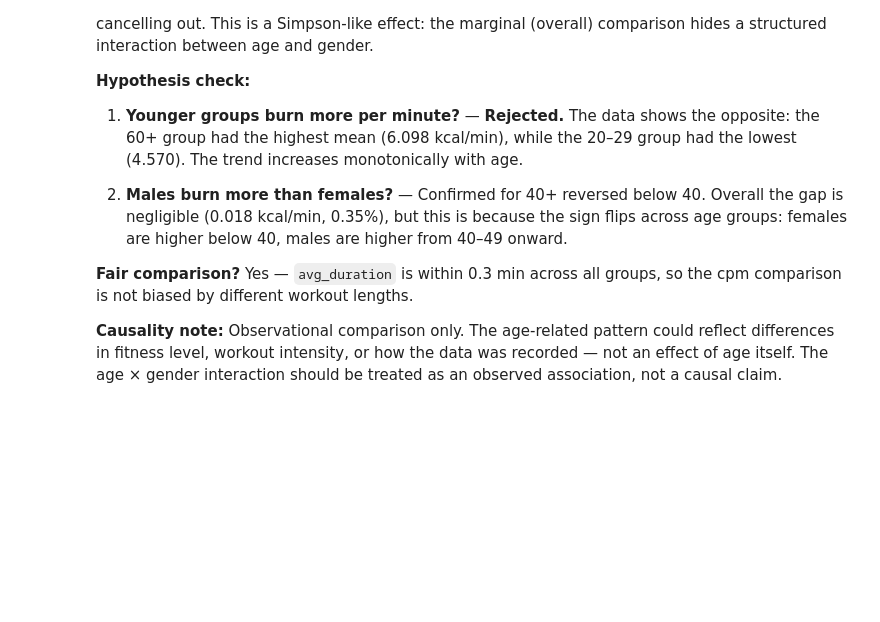
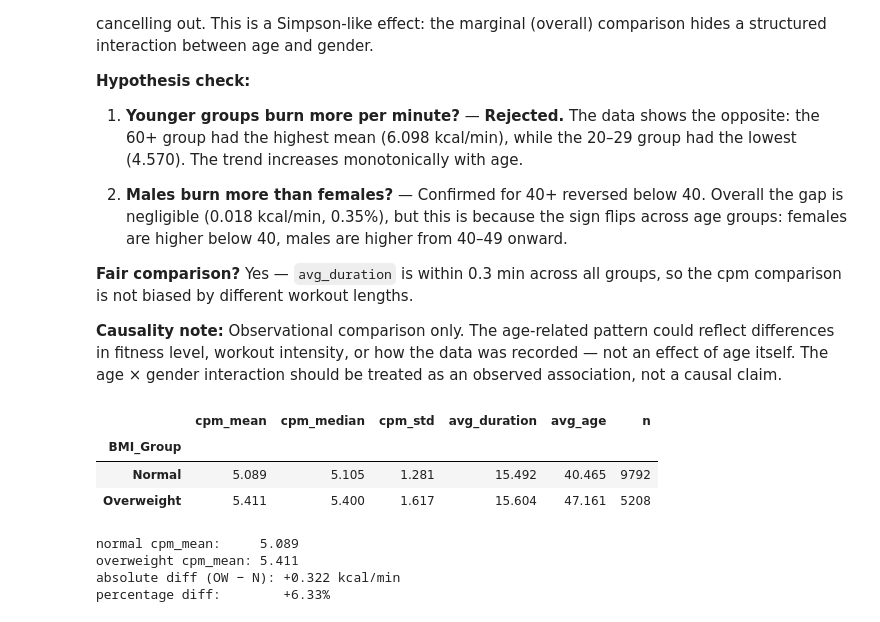
Before and after one commit to Sheyda-Fathi/fitness-calories-eda, a Jupyter notebook: notebooks/02_analysis.ipynb, the cells around one changed output. Drawn from its saved outputs; the diff is of its cells as text; code cells hidden in the pictures; blank space fills up the shorter version.

```diff
--- a/notebooks/02_analysis.ipynb
+++ b/notebooks/02_analysis.ipynb
@@ -356,3 +356,37 @@ pattern could reflect differences in fitness level, workout intensity,
 or how the data was recorded — not an effect of age itself. The
 age × gender interaction should be treated as an observed association,
 not a causal claim.
+# %%
+bmi_summary = (
+    df.groupby("BMI_Group", observed=True)
+    .agg(
+        cpm_mean=("Calories_per_Minute", "mean"),
+        cpm_median=("Calories_per_Minute", "median"),
+        cpm_std=("Calories_per_Minute", "std"),
+        avg_duration=("Duration", "mean"),
+        avg_age=("Age", "mean"),
+        n=("User_ID", "count"),
+    ).round(3)
+)
+bmi_summary
+# %% [output]
+|  | cpm_mean | cpm_median | cpm_std | avg_duration | avg_age | n |
+| BMI_Group |  |  |  |  |  |  |
+| Normal | 5.089 | 5.105 | 1.281 | 15.492 | 40.465 | 9792 |
+| Overweight | 5.411 | 5.400 | 1.617 | 15.604 | 47.161 | 5208 |
+# %%
+normal_mean = bmi_summary.loc["Normal", "cpm_mean"]
+over_mean = bmi_summary.loc["Overweight", "cpm_mean"]
+
+abs_diff = over_mean - normal_mean
+pct_diff = abs_diff / normal_mean * 100
+
+print(f"normal cpm_mean:     {normal_mean:.3f}")
+print(f"overweight cpm_mean: {over_mean:.3f}")
+print(f"absolute diff (OW − N): {abs_diff:+.3f} kcal/min")
+print(f"percentage diff:        {pct_diff:+.2f}%")
+# %% [output]
+normal cpm_mean:     5.089
+overweight cpm_mean: 5.411
+absolute diff (OW − N): +0.322 kcal/min
+percentage diff:        +6.33%
```
Also changed, not shown: parts of 4 cells of this notebook, 1 other file.
